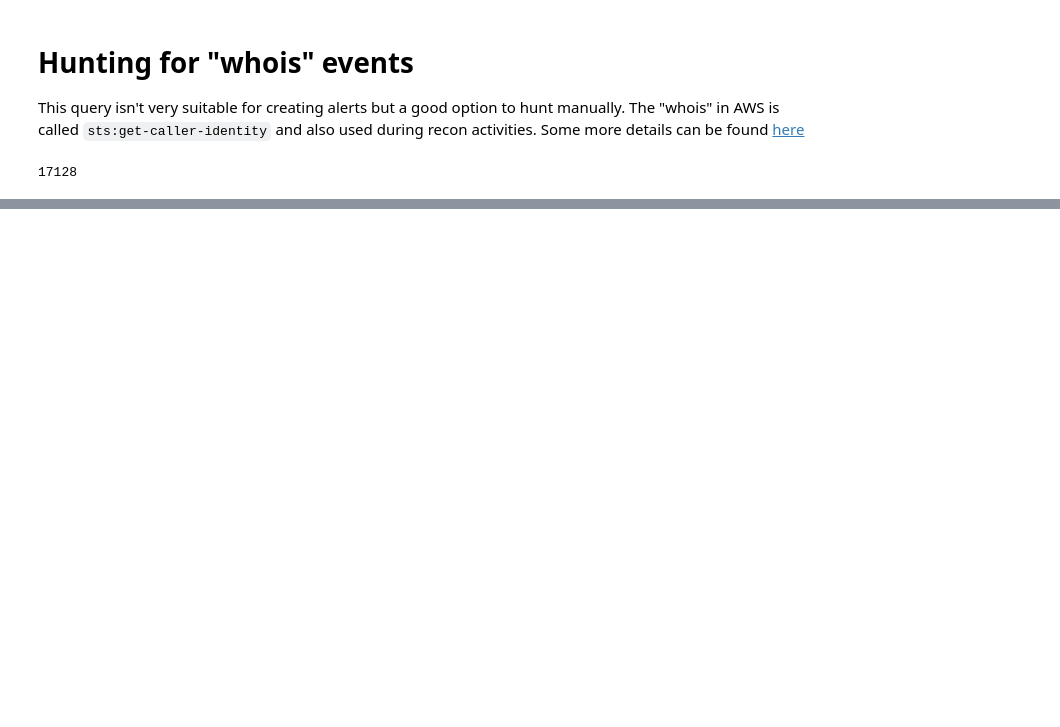
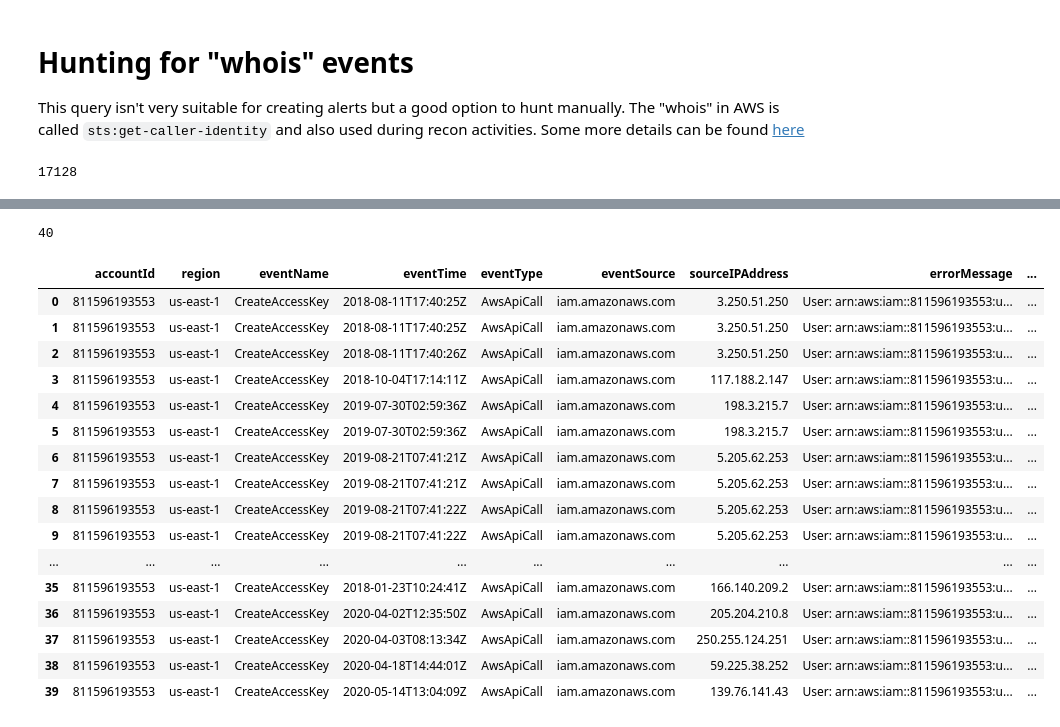
Before and after one commit to BenjiTrapp/aws-threat-hunting, a Jupyter notebook: cloudtrail/hunting-cloudtrail-flaws-cloud.ipynb, the cells around one changed output, grey strips where cells are left out. Cells and saved outputs as stored; diff of their text form; code cells hidden in the pictures; blank space fills up the shorter version.

Commit message:
Another query added

```diff
--- a/cloudtrail/hunting-cloudtrail-flaws-cloud.ipynb
+++ b/cloudtrail/hunting-cloudtrail-flaws-cloud.ipynb
@@ -22,9 +36,5 @@ from tabulate import tabulate
 # %%
 class Parser:
-#     ARCHIVE_FILENAME_REGEXP = re.compile(r'^[0-9]{12}_CloudTrail_[a-z]{2}-[a-z]+-[0-9]_[0-9]{8}T[0-9]{4}Z_[a-zA-Z0-9]{16}\.json\.gz$')
-    CLOUDTRAIL_EVENT_DATETIME_FORMAT = '%d-%m-%Y-T%H:%M:%SZ'
-
-
     def __init__(self,archive_base_dir):
         self.archive_base_dir = archive_base_dir.rstrip('/')
 
@@ -40,8 +50,7 @@ class Parser:
     def archive_file_list(self):
         for (base_path,dir_list,file_list) in os.walk(self.archive_base_dir):
             for file_item in file_list:
-#                 if (not Parser.ARCHIVE_FILENAME_REGEXP.search(file_item)):
-                if not file_item.endswith("json.gz"):
+                if not file_item.endswith(".json.gz"):
                     continue
 
                 yield '{0}/{1}'.format(base_path,file_item)
@@ -59,27 +68,25 @@ class Parser:
             'errorCode': source['errorCode'] if 'errorCode' in source else 'NONE',
             'identity': {
                 'userAgent': source['userAgent'] if 'userAgent' in source else 'NONE',
-                'user': self.strip_data_unicode(source['userIdentity'])
+                'user': self.strip_data(source['userIdentity'])
             },
-            'request': self.strip_data_unicode(source['requestParameters']),
-            'response': self.strip_data_unicode(source['responseElements'])
+            'request': self.strip_data(source['requestParameters']),
+            'response': self.strip_data(source['responseElements'])
         }
 
-    def strip_data_unicode(self,data):
+    def strip_data(self,data):
         data_type = type(data)
 
-        if (data_type is list):
-            return [self.strip_data_unicode(list_item) for list_item in data]
+        if data_type is list:
+            return [self.strip_data(list_item) for list_item in data]
 
-        if (data_type is dict):
+        if data_type is dict:
             return {
-                self.strip_data_unicode(dict_key): self.strip_data_unicode(dict_value)
+                self.strip_data(dict_key): self.strip_data(dict_value)
                 for (dict_key,dict_value) in data.items()
             }
 
-        # simple value
-        if (data_type is bytes):
-            # if unicode cast to string
+        if data_type is bytes:
             data = str(data)
 
         return data
@@ -350,0 +369,31 @@ whois_df.head(20).style
+# %%
+query_iam_login_profile_created = lambda event: event["eventName"] == "CreateAccessKey" \
+                                           and (event["identity"]\
+                                                 .get('user', {})\
+                                                 .get('type', 'type missing') == "IAMUser")
+
+iam_login_profile_created = list(filter(query_iam_login_profile_created, cleaned_events))
+# %%
+print(len(iam_login_profile_created))
+# %% [output]
+40
+# %%
+pd.read_json(json.dumps(iam_login_profile_created)).style
+# %% [output]
+|  | accountId | region | eventName | eventTime | eventType | eventSource | sourceIPAddress | errorMessage | ... |
+| 0 | 811596193553 | us-east-1 | CreateAccessKey | 2018-08-11T17:40:25Z | AwsApiCall | iam.amazonaws.com | 3.250.51.250 | User: arn:aws:iam::811596193553:u... | ... |
+| 1 | 811596193553 | us-east-1 | CreateAccessKey | 2018-08-11T17:40:25Z | AwsApiCall | iam.amazonaws.com | 3.250.51.250 | User: arn:aws:iam::811596193553:u... | ... |
+| 2 | 811596193553 | us-east-1 | CreateAccessKey | 2018-08-11T17:40:26Z | AwsApiCall | iam.amazonaws.com | 3.250.51.250 | User: arn:aws:iam::811596193553:u... | ... |
+| 3 | 811596193553 | us-east-1 | CreateAccessKey | 2018-10-04T17:14:11Z | AwsApiCall | iam.amazonaws.com | 117.188.2.147 | User: arn:aws:iam::811596193553:u... | ... |
+| 4 | 811596193553 | us-east-1 | CreateAccessKey | 2019-07-30T02:59:36Z | AwsApiCall | iam.amazonaws.com | 198.3.215.7 | User: arn:aws:iam::811596193553:u... | ... |
+| 5 | 811596193553 | us-east-1 | CreateAccessKey | 2019-07-30T02:59:36Z | AwsApiCall | iam.amazonaws.com | 198.3.215.7 | User: arn:aws:iam::811596193553:u... | ... |
+| 6 | 811596193553 | us-east-1 | CreateAccessKey | 2019-08-21T07:41:21Z | AwsApiCall | iam.amazonaws.com | 5.205.62.253 | User: arn:aws:iam::811596193553:u... | ... |
+| 7 | 811596193553 | us-east-1 | CreateAccessKey | 2019-08-21T07:41:21Z | AwsApiCall | iam.amazonaws.com | 5.205.62.253 | User: arn:aws:iam::811596193553:u... | ... |
+| 8 | 811596193553 | us-east-1 | CreateAccessKey | 2019-08-21T07:41:22Z | AwsApiCall | iam.amazonaws.com | 5.205.62.253 | User: arn:aws:iam::811596193553:u... | ... |
+| 9 | 811596193553 | us-east-1 | CreateAccessKey | 2019-08-21T07:41:22Z | AwsApiCall | iam.amazonaws.com | 5.205.62.253 | User: arn:aws:iam::811596193553:u... | ... |
+| ... | ... | ... | ... | ... | ... | ... | ... | ... | ... |
+| 35 | 811596193553 | us-east-1 | CreateAccessKey | 2018-01-23T10:24:41Z | AwsApiCall | iam.amazonaws.com | 166.140.209.2 | User: arn:aws:iam::811596193553:u... | ... |
+| 36 | 811596193553 | us-east-1 | CreateAccessKey | 2020-04-02T12:35:50Z | AwsApiCall | iam.amazonaws.com | 205.204.210.8 | User: arn:aws:iam::811596193553:u... | ... |
+| 37 | 811596193553 | us-east-1 | CreateAccessKey | 2020-04-03T08:13:34Z | AwsApiCall | iam.amazonaws.com | 250.255.124.251 | User: arn:aws:iam::811596193553:u... | ... |
+| 38 | 811596193553 | us-east-1 | CreateAccessKey | 2020-04-18T14:44:01Z | AwsApiCall | iam.amazonaws.com | 59.225.38.252 | User: arn:aws:iam::811596193553:u... | ... |
+| 39 | 811596193553 | us-east-1 | CreateAccessKey | 2020-05-14T13:04:09Z | AwsApiCall | iam.amazonaws.com | 139.76.141.43 | User: arn:aws:iam::811596193553:u... | ... |
```
Also changed, not shown: parts of 7 cells of this notebook.
